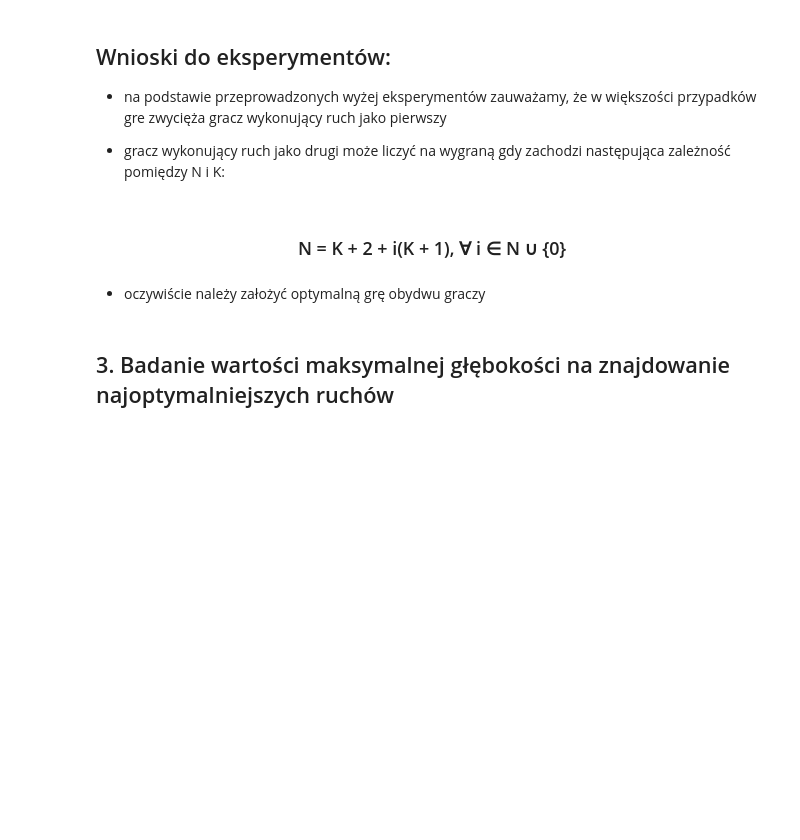
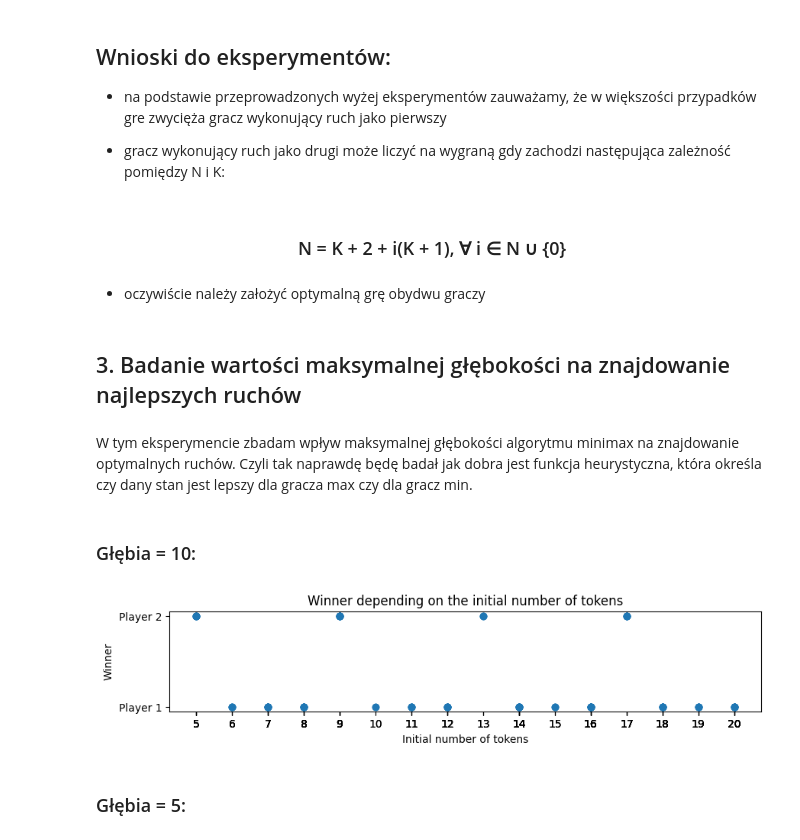
Before and after one commit to m-baj/wsi, a Jupyter notebook: lab3 - minimax/raport.ipynb, the cells around one changed output. Saved outputs shown, nothing was run; the diff lists cells and outputs as text; code cells hidden in the pictures; blank space fills up the shorter version.

Commit message:
implemented minimax

```diff
--- a/lab3 - minimax/raport.ipynb
+++ b/lab3 - minimax/raport.ipynb
@@ -131,4 +110,22 @@ plt.show()
 # %% [markdown]
 - oczywiście należy założyć optymalną grę obydwu graczy
 # %% [markdown]
-## 3. Badanie wartości maksymalnej głębokości na znajdowanie najoptymalniejszych ruchów
+## 3. Badanie wartości maksymalnej głębokości na znajdowanie najlepszych ruchów
+# %% [markdown]
+W tym eksperymencie zbadam wpływ maksymalnej głębokości algorytmu minimax na znajdowanie optymalnych ruchów. Czyli tak naprawdę będę badał jak dobra jest funkcja heurystyczna, która określa czy dany stan jest lepszy dla gracza max czy dla gracz min.
+# %% [markdown]
+### Głębia = 10:
+# %%
+NUMBER_OF_GAMES = 100
+DEPTH = 10
+MAX_TOKENS_TAKE_PER_ROUND = 3
+
+simulator = GameSimulator(NUMBER_OF_GAMES, MAX_TOKENS_TAKE_PER_ROUND, DEPTH)
+results = simulator.simulate()
+results.sort(key=lambda x: x.initial_tokens_number)
+# %%
+plot(results)
+# %% [output]
+[figure, added]
+# %% [markdown]
+### Głębia = 5:
```
Also changed, not shown: parts of 23 cells of this notebook, 4 other files.
